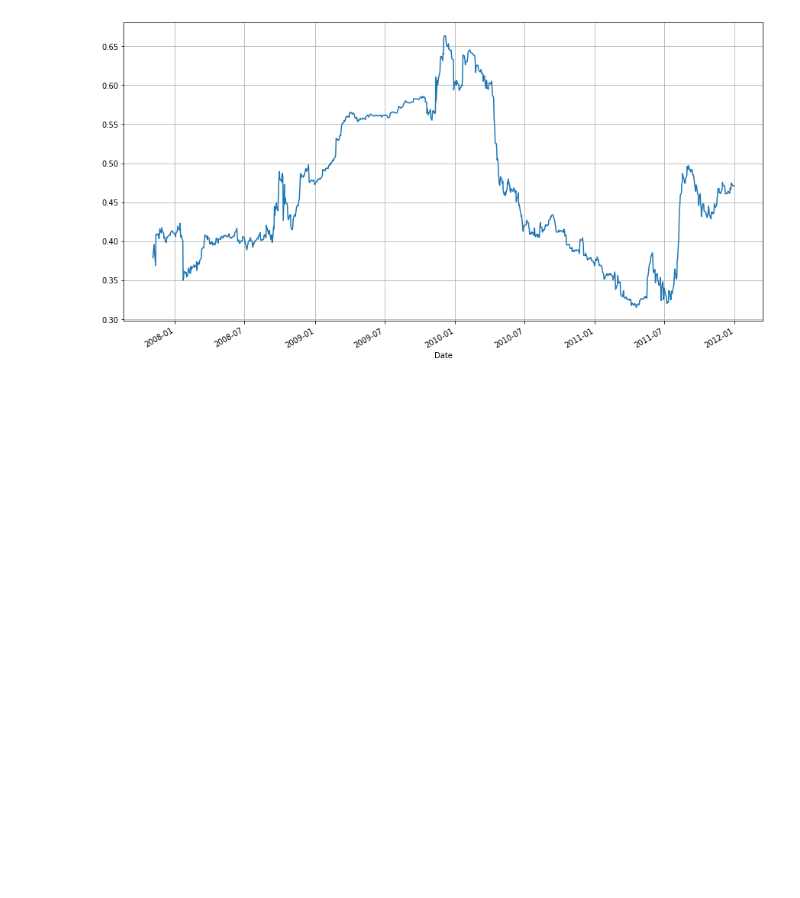
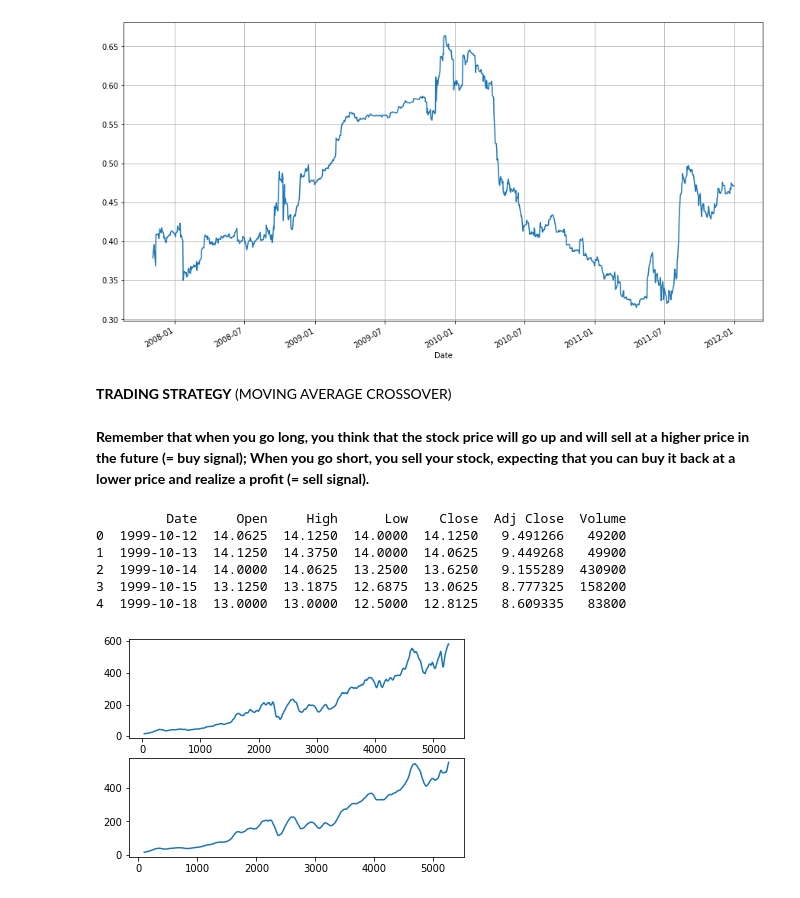
Before and after one commit to DataCrusade1999/Quantitative-Analytics, a Jupyter notebook: Quantitative_Analytics.ipynb, the cells around one changed output. Cells and saved outputs as stored; diff of their text form; code cells hidden in the pictures; blank space fills up the shorter version.

```diff
--- a/Quantitative_Analytics.ipynb
+++ b/Quantitative_Analytics.ipynb
@@ -434,3 +431,28 @@ return_data['GS'].rolling(275).corr(return_data['AAPL']).plot(grid=True,figsize=
 plt.show()
 # %% [output]
 [figure]
+# %% [markdown]
+**TRADING STRATEGY** (MOVING AVERAGE CROSSOVER)
+# %% [markdown]
+**Remember that when you go long, you think that the stock price will go up and will sell at a higher price in the future (= buy signal); When you go short, you sell your stock, expecting that you can buy it back at a lower price and realize a profit (= sell signal).**
+# %%
+url='https://raw.githubusercontent.com/DataCrusade1999/Python/master/Data/BLK.csv'
+BLK=pd.read_csv(url)
+print(BLK.head())
+# %% [output]
+         Date     Open     High      Low    Close  Adj Close  Volume
+0  1999-10-12  14.0625  14.1250  14.0000  14.1250   9.491266   49200
+1  1999-10-13  14.1250  14.3750  14.0000  14.0625   9.449268   49900
+2  1999-10-14  14.0000  14.0625  13.2500  13.6250   9.155289  430900
+3  1999-10-15  13.1250  13.1875  12.6875  13.0625   8.777325  158200
+4  1999-10-18  13.0000  13.0000  12.5000  12.8125   8.609335   83800
+# %%
+Short_av=BLK['Close'].rolling(40).mean()
+plt.subplot(211)
+Short_av.plot()
+Long_av=BLK['Close'].rolling(100).mean()
+plt.subplot(212)
+Long_av.plot()
+plt.show()
+# %% [output]
+[figure, added]
```
Also changed, not shown: parts of 13 cells of this notebook.
